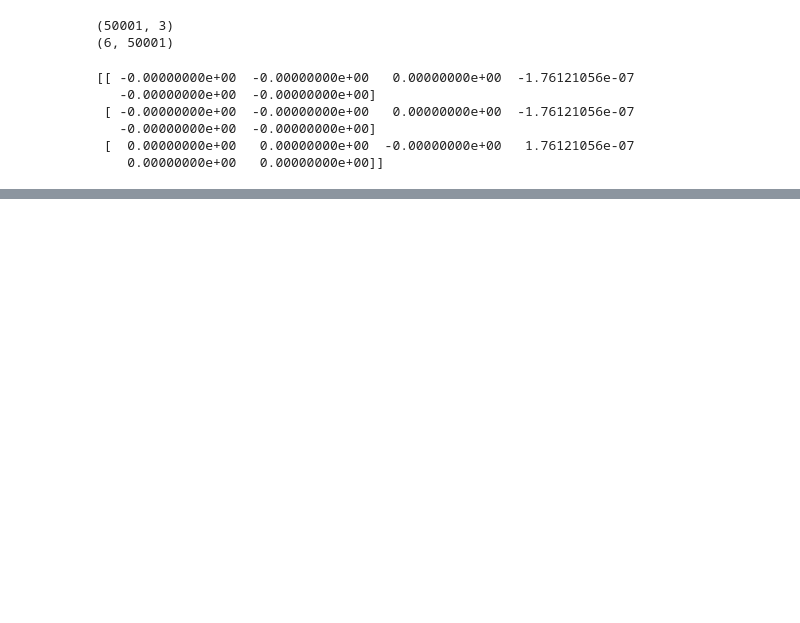
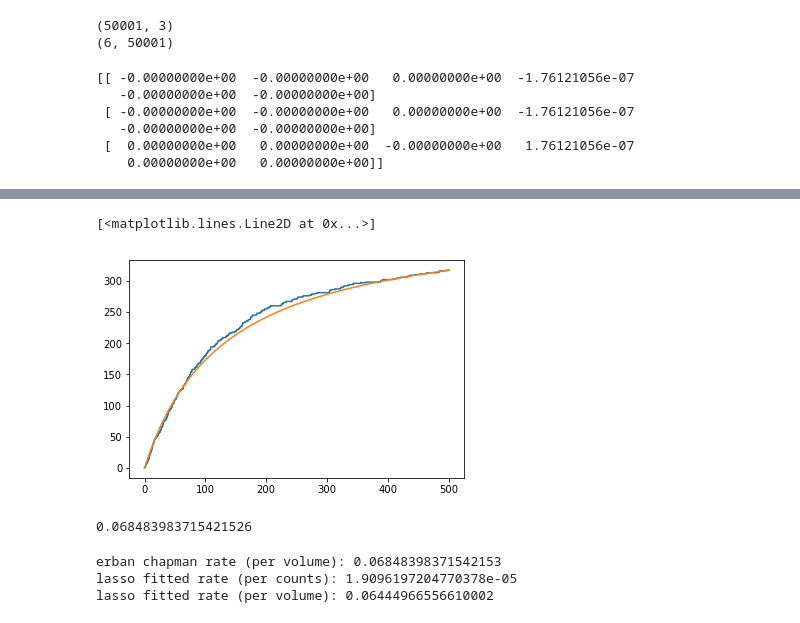
Before and after one commit to readdy/readdy_learn, a Jupyter notebook: analyze/analyze_simple.ipynb, the cells around one changed output, grey strips where cells are left out. Drawn from its saved outputs; the diff is of its cells as text; code cells hidden in the pictures; blank space fills up the shorter version.

```diff
--- a/analyze/analyze_simple.ipynb
+++ b/analyze/analyze_simple.ipynb
@@ -75,0 +125,22 @@ print(clf.coef_)
+# %%
+plt.plot(np.arange(0, n_timesteps * .01, .01), counts[:,2])
+plt.plot(np.arange(0, n_timesteps * .01, .01), num_solution[:, 2])
+# %% [output]
+[<matplotlib.lines.Line2D at 0x...>]
+[figure, added]
+# %%
+diffusion_coeff = 0.2
+micro_rate = 0.05
+reaction_radius = 0.7
+tmp = np.sqrt(micro_rate / diffusion_coeff) * reaction_radius
+rate_chapman = 4. * np.pi * diffusion_coeff * reaction_radius * (1. - np.tanh(tmp) / tmp)
+# %% [output]
+0.068483983715421526
+# %%
+print("erban chapman rate (per volume): {}".format(rate_chapman))
+print("lasso fitted rate (per counts): {}".format(xi[0]))
+print("lasso fitted rate (per volume): {}".format(xi[0] * 15 * 15 * 15))
+# %% [output]
+erban chapman rate (per volume): 0.06848398371542153
+lasso fitted rate (per counts): 1.9096197204770378e-05
+lasso fitted rate (per volume): 0.06444966556610002
```
Also changed, not shown: parts of 19 cells of this notebook.
